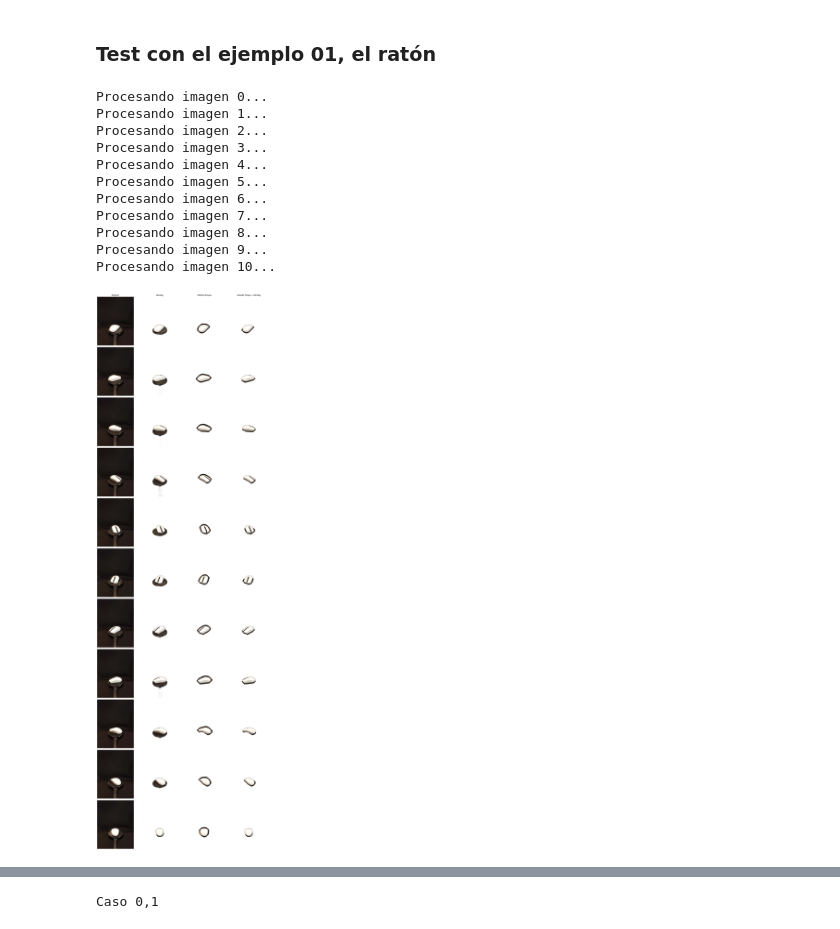
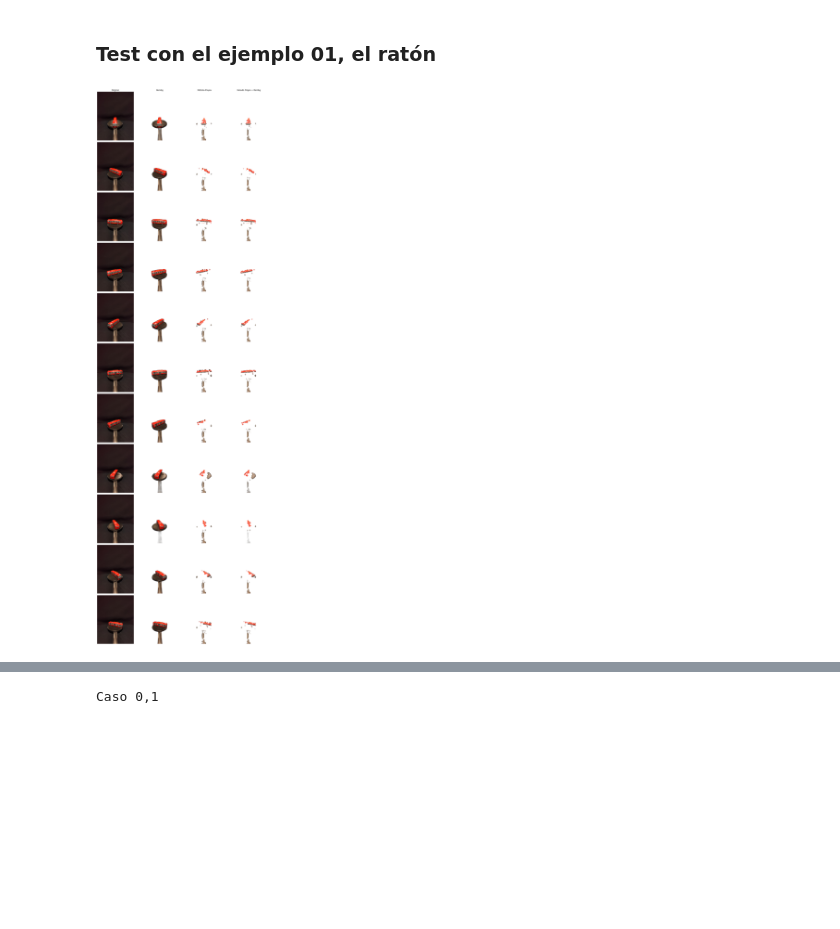
Before and after one commit to ctoribio123/Reconstruccion_3D, a Jupyter notebook: Fotogrametría.ipynb, the cells around one changed output, grey strips where cells are left out. Drawn from its saved outputs; the diff is of its cells as text; code cells hidden in the pictures; blank space fills up the shorter version.

Commit message:
probando threshold adaptativo

```diff
--- a/Fotogrametría.ipynb
+++ b/Fotogrametría.ipynb
@@ -40,7 +40,9 @@ def clean_image(img_color, threshold_value=150, se_size=(55, 55)):
 
     img_gray = cv.medianBlur(img_gray, 5)
 
-    _, bin = cv.threshold(img_gray, threshold_value, 255, cv.THRESH_BINARY)
+    img_gray_log = cv.convertScaleAbs(np.log1p(np.array(img_gray, dtype="float")) * 30)
+
+    _, bin = cv.threshold(img_gray_log, threshold_value, 255, cv.THRESH_BINARY)
 
     bin_open = cv.dilate(bin, cv.getStructuringElement(cv.MORPH_CROSS, se_size))
 
@@ -52,9 +54,9 @@ def clean_image(img_color, threshold_value=150, se_size=(55, 55)):
 # %% [markdown]
 ### Test con el ejemplo 01, el ratón
 # %%
-# Leer las 3 primeras imágenes del ratón
+# Leer las 3 primeras imágenes del modelo
 img_paths = [
-    join(BASE_DIR, '01_Samples', '00_state', f'{i:02d}_raton.jpeg')
+    join(BASE_DIR, '02_Samples', '00_state', f'{i:02d}_model.jpeg')
     for i in range(1, 12)
 ]
 
@@ -71,42 +73,31 @@ fig, axes = plt.subplots(11, 4, figsize=(16, 48))
 titles = ['Original', 'Rembg', 'Método Propio', 'Método Propio + Rembg']
 
 for row in range(11):
     # Original
     axes[row, 0].imshow(cv.cvtColor(imgs_original[row], cv.COLOR_BGR2RGB))
     axes[row, 0].axis('off')
     if row == 0:
         axes[row, 0].set_title(titles[0])
 
     # Rembg
     axes[row, 1].imshow(cv.cvtColor(imgs_rembg[row], cv.COLOR_BGRA2RGBA))
     axes[row, 1].axis('off')
     if row == 0:
         axes[row, 1].set_title(titles[1])
 
     # Método propio
     axes[row, 2].imshow(cv.cvtColor(imgs_custom[row], cv.COLOR_BGRA2RGBA))
     axes[row, 2].axis('off')
     if row == 0:
         axes[row, 2].set_title(titles[2])
 
     # Método propio + Rembg
     axes[row, 3].imshow(cv.cvtColor(imgs_custom_rembg[row], cv.COLOR_BGRA2RGBA))
     axes[row, 3].axis('off')
     if row == 0:
         axes[row, 3].set_title(titles[3])
 
 plt.tight_layout()
 plt.show()
 # %% [output]
-Procesando imagen 0...
-Procesando imagen 1...
-Procesando imagen 2...
-Procesando imagen 3...
-Procesando imagen 4...
-Procesando imagen 5...
-Procesando imagen 6...
-Procesando imagen 7...
-Procesando imagen 8...
-Procesando imagen 9...
-Procesando imagen 10...
-[figure, old version]
+[figure, new version]
```
Also changed, not shown: parts of 5 cells of this notebook, 11 other files.
